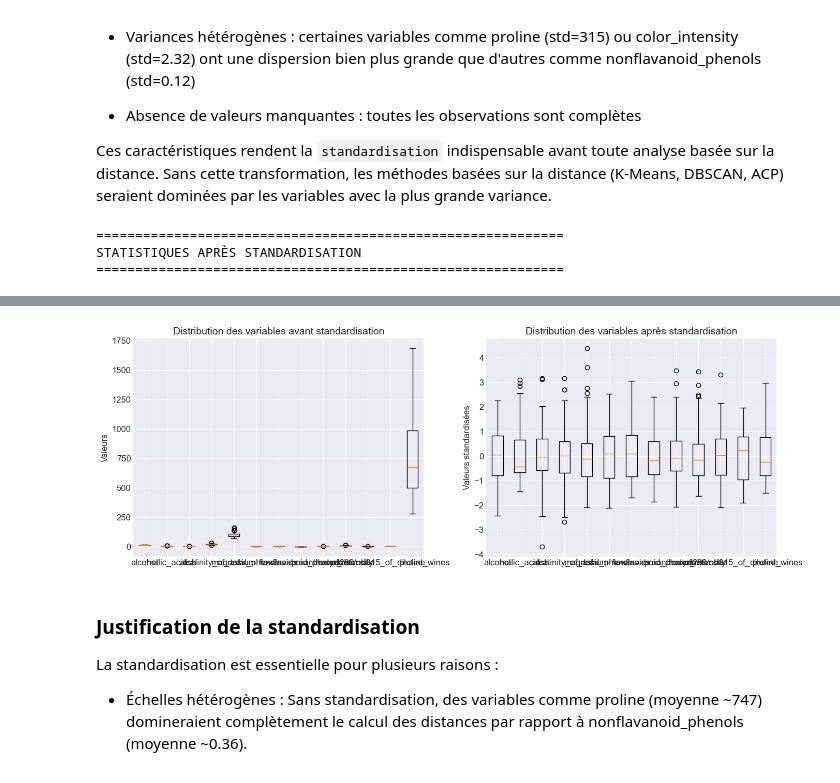
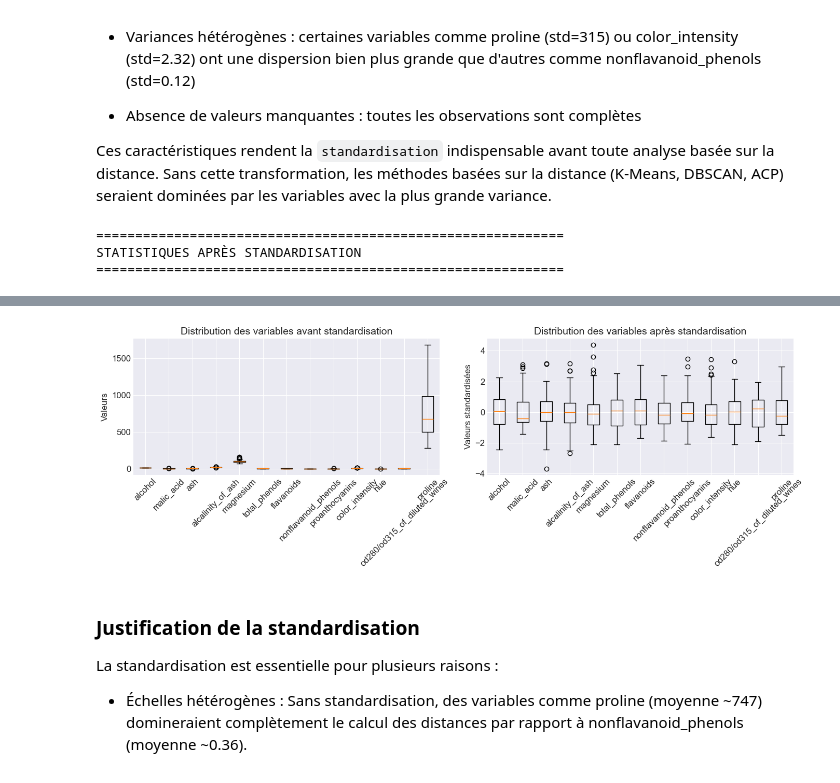
Before and after one commit to lys200/Etude_wine_dataset, a Jupyter notebook: main.ipynb, the cells around one changed output, grey strips where cells are left out. Saved outputs shown, nothing was run; the diff lists cells and outputs as text; code cells hidden in the pictures.

```diff
--- a/main.ipynb
+++ b/main.ipynb
@@ -132,7 +132,7 @@ df_scaled = pd.DataFrame(X_scaled, columns = feature_names)
 print("=" * 60)
 print("STATISTIQUES APRÈS STANDARDISATION")
 print("=" * 60)
-display(df_scaled.describe())
+display(df_scaled.describe().T)
 
 # verifions visuellement l'effet de standartisation
 fig, axes = plt.subplots(1, 2, figsize = (14, 5))
@@ -141,11 +141,13 @@ fig, axes = plt.subplots(1, 2, figsize = (14, 5))
 axes[0].boxplot(X, labels=feature_names)
 axes[0].set_title('Distribution des variables avant standardisation', fontsize=14)
 axes[0].set_ylabel('Valeurs')
+axes[0].tick_params(axis='x', rotation=45)
 
 # Boxplot après standardisation
 axes[1].boxplot(X_scaled, labels=feature_names)
 axes[1].set_title('Distribution des variables après standardisation', fontsize=14)
 axes[1].set_ylabel('Valeurs standardisées')
+axes[1].tick_params(axis='x', rotation=45)
 
 plt.tight_layout()
 plt.show()
@@ -165,4 +172,4 @@ STATISTIQUES APRÈS STANDARDISATION
-[figure, old version]
+[figure, new version]
 # %% [markdown]
 ### Justification de la standardisation
 La standardisation est essentielle pour plusieurs raisons :
```
Also changed, not shown: parts of 5 cells of this notebook.
